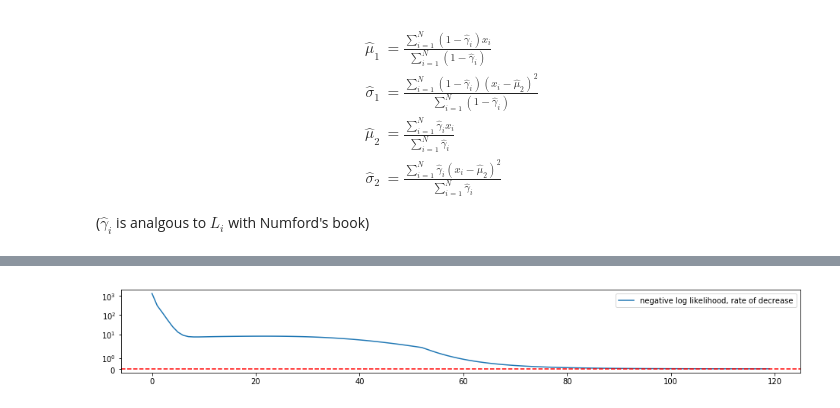
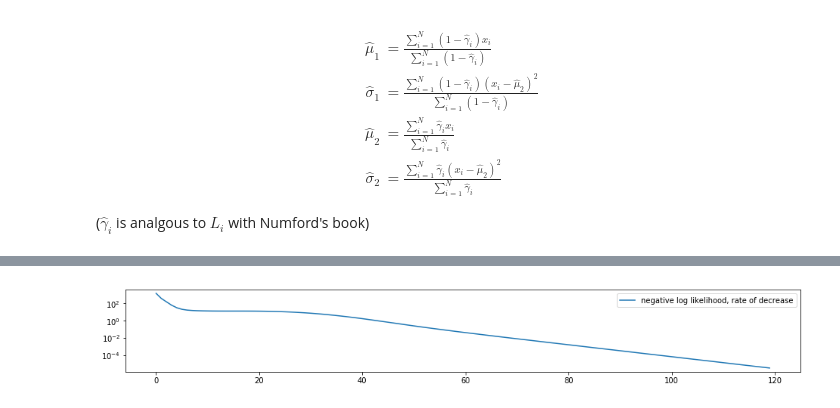
Before and after one commit to Hulalazz/PatternTheory, a Jupyter notebook: 08_Expectation_Maximisation_Model-bimodal.ipynb, the cells around one changed output, grey strips where cells are left out. Saved outputs shown, nothing was run; the diff lists cells and outputs as text; code cells hidden in the pictures.

```diff
--- a/08_Expectation_Maximisation_Model-bimodal.ipynb
+++ b/08_Expectation_Maximisation_Model-bimodal.ipynb
@@ -304,3 +284,14 @@ $$\begin{align}
 \end{align}$$
 
 ($\hat{\gamma}_i$ is analgous to $L_i$ with Numford's book)
+# %%
+def maximisation_step(gamma_i, samples):
+    gamma_1_i = 1 - gamma_i
+    pi = np.sum(gamma_i)/l
+    mean_1 = np.sum(np.multiply(gamma_1_i,samples)) / np.sum(gamma_1_i)
+    mean_2 = np.sum(np.multiply(gamma_i,samples)) / np.sum(gamma_i)
+    stde_1 = np.sqrt(np.sum(np.multiply(gamma_1_i,
+                            np.power(np.add(samples,[-mean_1]*l),2)))/np.sum(gamma_1_i))
+    stde_2 = np.sqrt(np.sum(np.multiply(gamma_i,
+                            np.power(np.add(samples,[-mean_2]*l),2)))/np.sum(gamma_i))
+    return pi, mean_1, mean_2, stde_1, stde_2
@@ -330,21 +347,24 @@ for x in range(iterations):
         plot_hist_pdf(samples, pi, mean_1, mean_2, stde_1, stde_2)
         print("interation {}, nll = {}".format(x, nll))
 
-    odds_Y1 = [((1-pi)/(stde_1*np.sqrt(2*np.pi)))
-                * np.exp(-(x - mean_1)**2. / (2. * stde_1**2)) for x in samples]
-    odds_Y2 = [((pi)/(stde_2*np.sqrt(2*np.pi)))
-                * np.exp(-(x - mean_2)**2. / (2. * stde_2**2)) for x in samples]
-    gamma_i = np.divide(odds_Y2,np.add(odds_Y1,odds_Y2))
-    gamma_1_i = np.divide(odds_Y1,np.add(odds_Y1,odds_Y2))
+    gamma_i = expectation_step(pi,mean_1,mean_2,stde_1,stde_2,samples)
+#     odds_Y1 = [((1-pi)/(stde_1*np.sqrt(2*np.pi)))
+#                 * np.exp(-(x - mean_1)**2. / (2. * stde_1**2)) for x in samples]
+#     odds_Y2 = [((pi)/(stde_2*np.sqrt(2*np.pi)))
+#                 * np.exp(-(x - mean_2)**2. / (2. * stde_2**2)) for x in samples]
+#     gamma_i = np.divide(odds_Y2,np.add(odds_Y1,odds_Y2))
+#     gamma_1_i = 1 - gamma_i
+#     gamma_1_i = np.divide(odds_Y1,np.add(odds_Y1,odds_Y2))
 
-    pi = np.sum(gamma_i)/l
-    mean_1 = np.sum(np.multiply(gamma_1_i,samples)) / np.sum(gamma_1_i)
-    mean_2 = np.sum(np.multiply(gamma_i,samples)) / np.sum(gamma_i)
-    stde_1 = np.sqrt(np.sum(np.multiply(gamma_1_i,
-                            np.power(np.add(samples,[-mean_1]*l),2)))/np.sum(gamma_1_i))
-    stde_2 = np.sqrt(np.sum(np.multiply(gamma_i,
-                            np.power(np.add(samples,[-mean_2]*l),2)))/np.sum(gamma_i))
+#     pi = np.sum(gamma_i)/l
+#     mean_1 = np.sum(np.multiply(gamma_1_i,samples)) / np.sum(gamma_1_i)
+#     mean_2 = np.sum(np.multiply(gamma_i,samples)) / np.sum(gamma_i)
+#     stde_1 = np.sqrt(np.sum(np.multiply(gamma_1_i,
+#                             np.power(np.add(samples,[-mean_1]*l),2)))/np.sum(gamma_1_i))
+#     stde_2 = np.sqrt(np.sum(np.multiply(gamma_i,
+#                             np.power(np.add(samples,[-mean_2]*l),2)))/np.sum(gamma_i))
 
+    pi, mean_1, mean_2, stde_1, stde_2 = maximisation_step(gamma_i, samples)
 
     pi_list.append(pi)
     mean_1_list.append(mean_1)
@@ -399,10 +419,10 @@ plt.show()
 # %%
 plt.figure(figsize=(16,2))
 plt.plot(-np.diff(nll_list),
              label="negative log likelihood, rate of decrease")
 plt.legend(loc="best")
-plt.yscale('symlog')
+plt.yscale('log')
 plt.axhline(y=0, color='r', linestyle='--')
 plt.show()
 # %% [output]
-[figure, old version]
+[figure, new version]
```
Also changed, not shown: parts of 25 cells of this notebook, 1 other file.
